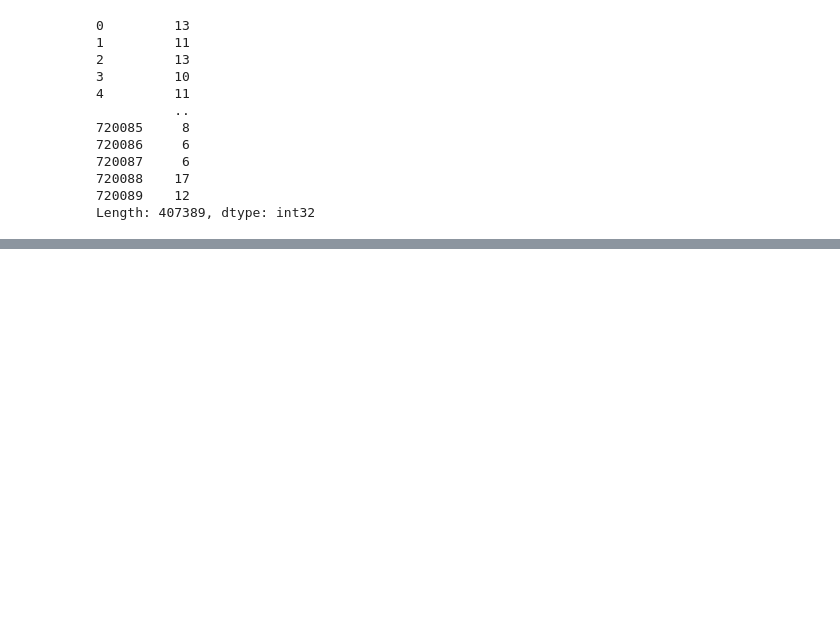
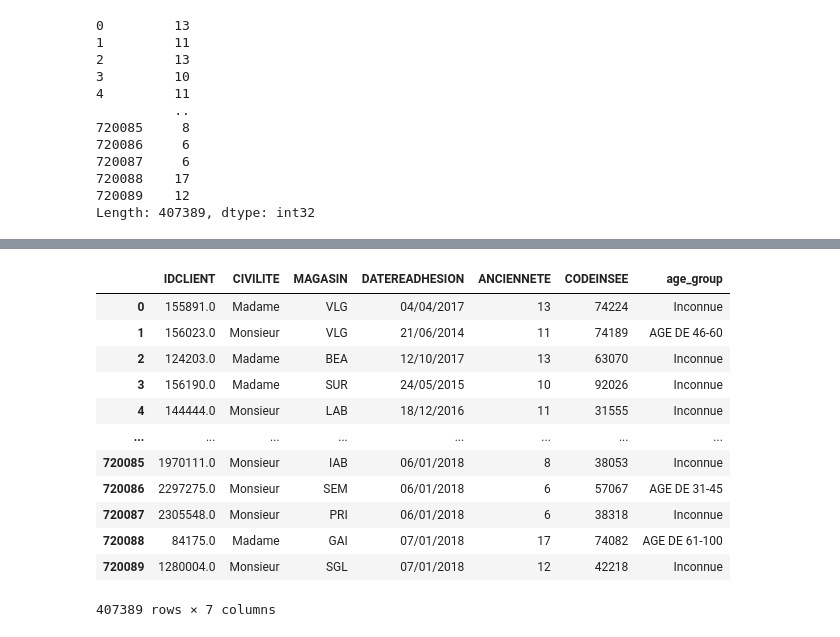
Before and after one commit to KBL78110/Retail_Customer_Retention, a Jupyter notebook: Notebook CLIENT Botanic.ipynb, the cells around one changed output, grey strips where cells are left out. Saved outputs shown, nothing was run; the diff lists cells and outputs as text; code cells hidden in the pictures; blank space fills up the shorter version.

```diff
--- a/Notebook CLIENT Botanic.ipynb
+++ b/Notebook CLIENT Botanic.ipynb
@@ -424,0 +484,20 @@ Length: 407389, dtype: int32
+# %%
+data1.drop(columns=['DATEDEBUTADHESION'], inplace=True)
+# %%
+data1.drop(columns=['DATEFINADHESION'], inplace=True)
+# %%
+data1
+# %% [output]
+|  | IDCLIENT | CIVILITE | MAGASIN | DATEREADHESION | ANCIENNETE | CODEINSEE | age_group |
+| 0 | 155891.0 | Madame | VLG | 04/04/2017 | 13 | 74224 | Inconnue |
+| 1 | 156023.0 | Monsieur | VLG | 21/06/2014 | 11 | 74189 | AGE DE 46-60 |
+| 2 | 124203.0 | Madame | BEA | 12/10/2017 | 13 | 63070 | Inconnue |
+| 3 | 156190.0 | Madame | SUR | 24/05/2015 | 10 | 92026 | Inconnue |
+| 4 | 144444.0 | Monsieur | LAB | 18/12/2016 | 11 | 31555 | Inconnue |
+| ... | ... | ... | ... | ... | ... | ... | ... |
+| 720085 | 1970111.0 | Monsieur | IAB | 06/01/2018 | 8 | 38053 | Inconnue |
+| 720086 | 2297275.0 | Monsieur | SEM | 06/01/2018 | 6 | 57067 | AGE DE 31-45 |
+| 720087 | 2305548.0 | Monsieur | PRI | 06/01/2018 | 6 | 38318 | Inconnue |
+| 720088 | 84175.0 | Madame | GAI | 07/01/2018 | 17 | 74082 | AGE DE 61-100 |
+| 720089 | 1280004.0 | Monsieur | SGL | 07/01/2018 | 12 | 42218 | Inconnue |
+407389 rows × 7 columns
```
Also changed, not shown: parts of 9 cells of this notebook.
